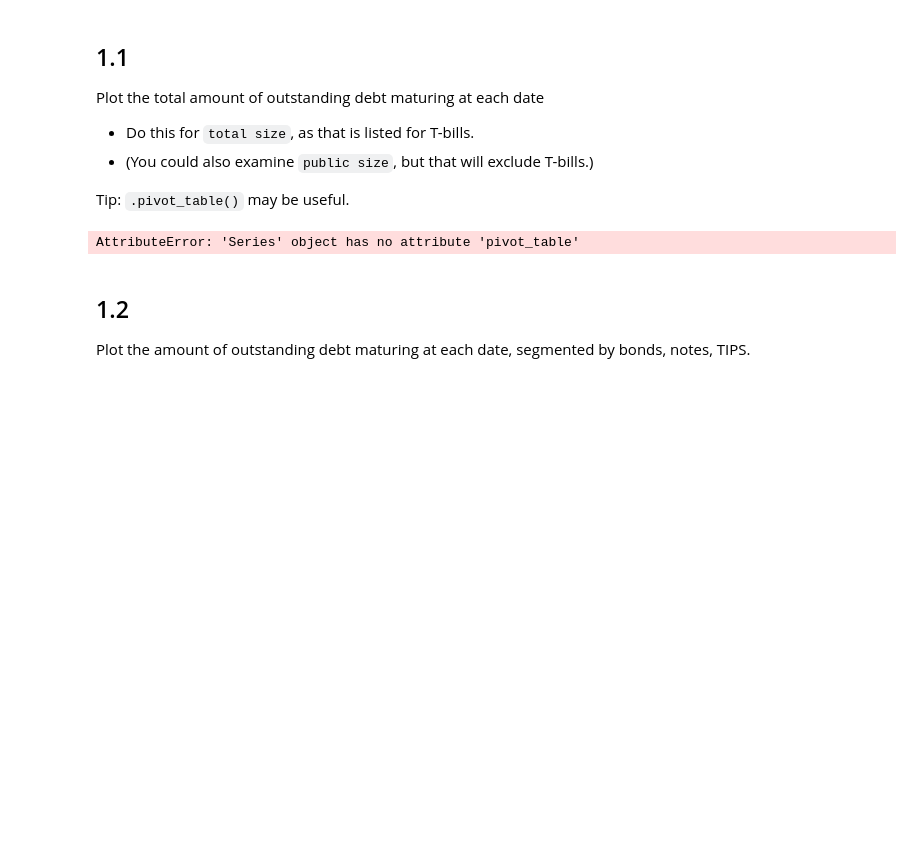
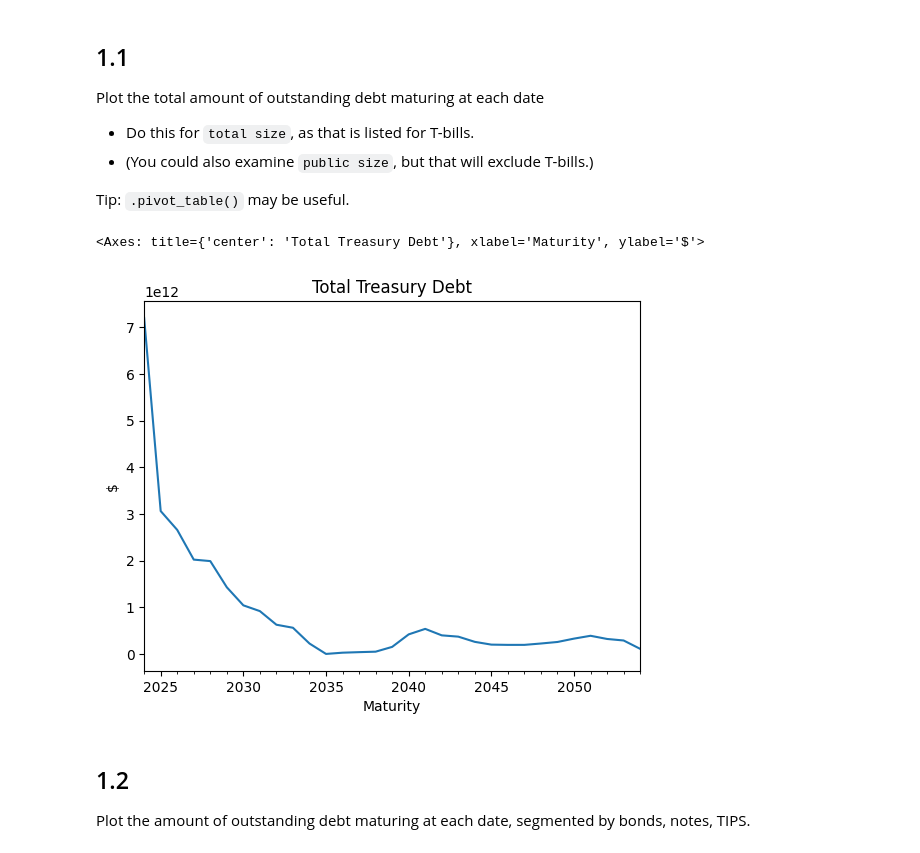
Before and after one commit to ArturoCharleston/finm-markets-2024, a Jupyter notebook: homework/Homework 2_solved.ipynb, the cells around one changed output. Drawn from its saved outputs; the diff is of its cells as text; code cells hidden in the pictures; blank space fills up the shorter version.

```diff
--- a/homework/Homework 2_solved.ipynb
+++ b/homework/Homework 2_solved.ipynb
@@ -26,7 +26,7 @@ import matplotlib.pyplot as plt
 import seaborn as sns
 # %%
 date = '2024-05-31'
-treasury_quotes = pd.read_excel(f'../data/treasury_quotes_{date}.xlsx', sheet_name='quotes').set_index('KYTREASNO')
+treasury_quotes = pd.read_excel(f'../data/treasury_quotes_{date}.xlsx', sheet_name='quotes')
 # %% [markdown]
 ***
 # %% [markdown]
@@ -43,21 +43,16 @@ Plot the total amount of outstanding debt maturing at each date
 
 Tip: `.pivot_table()` may be useful.
 # %%
-# Outstanding debt by maturity date
-outstanding_debt = treasury_quotes['type'] == 'bill'
-outstanding_debt.pivot_table(values='total size', index='maturity date', aggfunc='sum')
-outstanding_debt = treasury_quotes.loc[outstanding_debt, 'total size'].pivot_table(index='maturity date', aggfunc='sum')
+# Clean the data
+debts = treasury_quotes.pivot_table(values= 'total size', index='maturity date', columns= 'type', aggfunc='sum').resample('YE').sum()
+debts['TIPS'] = debts['TIPS bond'] + debts['TIPS note']
 
-# Generate the plot
-fig, ax = plt.subplots(figsize=(12, 6))
-ax.plot(outstanding_debt.index, outstanding_debt['total size'])
-ax.set_xlabel('Maturity Date')
-ax.set_ylabel('Total Size')
-ax.set_title('Total Amount of Outstanding Debt Maturing at Each Date')
-plt.xticks(rotation=45)
-plt.show()
+debts.drop(columns=['TIPS bond', 'TIPS note'], inplace=True)
+
+debts.sum(axis=1).plot(title='Total Treasury Debt', ylabel='$', xlabel='Maturity')
 # %% [output]
-AttributeError: 'Series' object has no attribute 'pivot_table'
+<Axes: title={'center': 'Total Treasury Debt'}, xlabel='Maturity', ylabel='$'>
+[figure, added]
 # %% [markdown]
 ## 1.2
 Plot the amount of outstanding debt maturing at each date, segmented by bonds, notes, TIPS.
```
Also changed, not shown: parts of 9 cells of this notebook.
